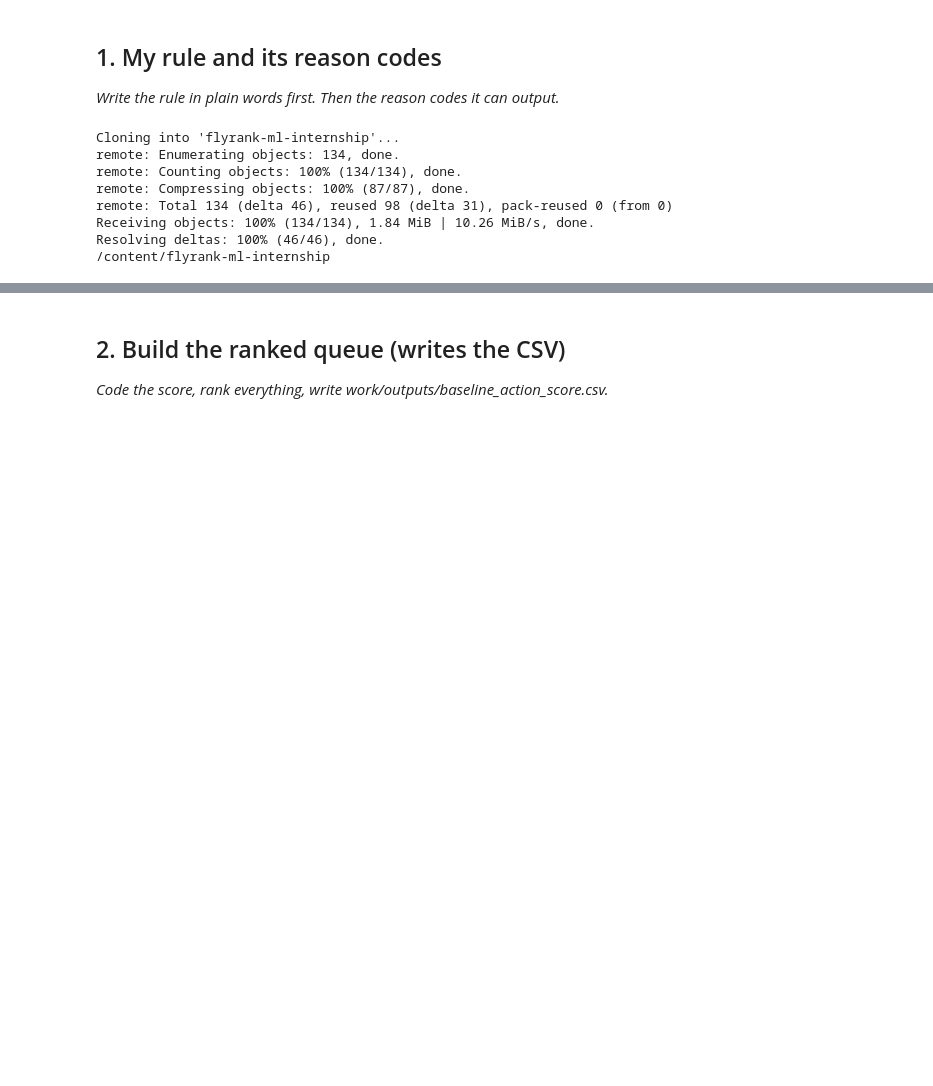
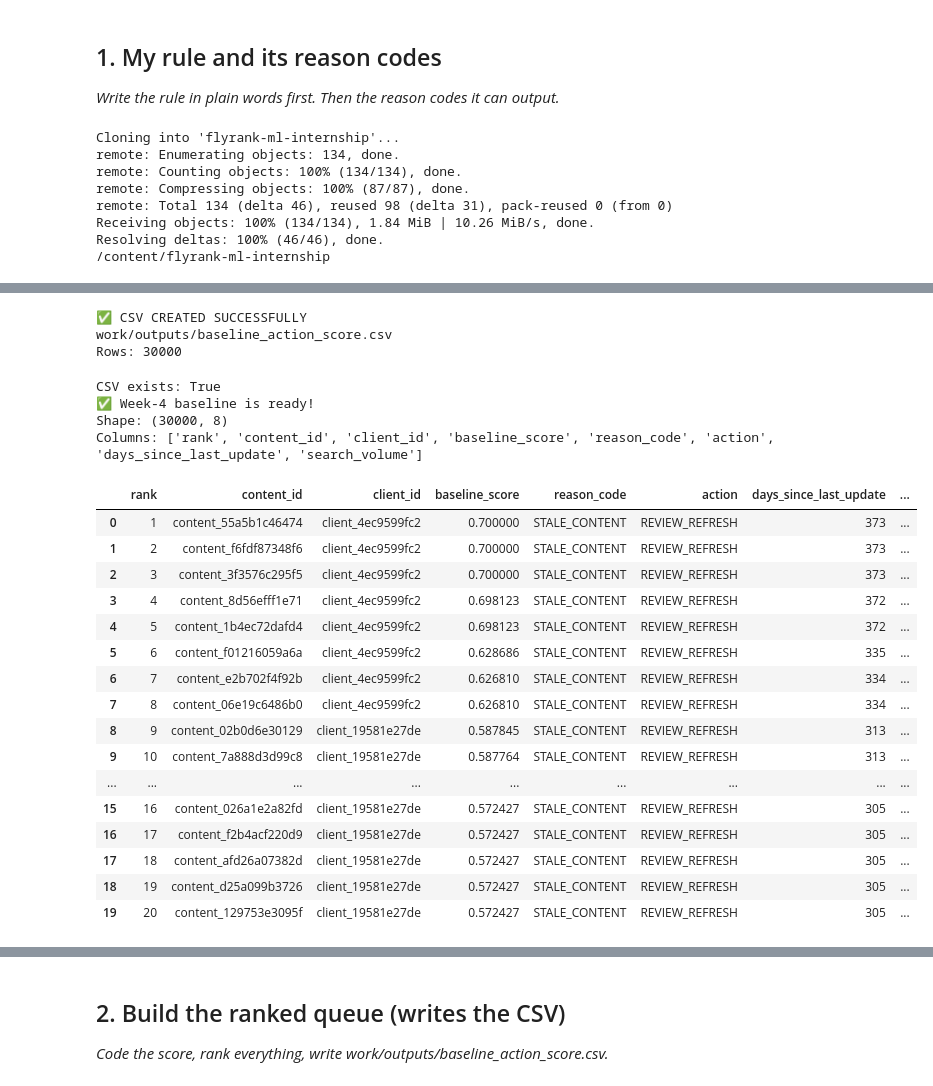
Before and after one commit to lucy96039/flyrank-ml-internship, a Jupyter notebook: work/notebooks/w04_baseline_score.ipynb, the cells around one changed output, grey strips where cells are left out. Drawn from its saved outputs; the diff is of its cells as text; code cells hidden in the pictures; blank space fills up the shorter version.

```diff
--- a/work/notebooks/w04_baseline_score.ipynb
+++ b/work/notebooks/w04_baseline_score.ipynb
@@ -24,0 +227,65 @@ Resolving deltas: 100% (46/46), done.
+# %%
+output_columns = [
+    "rank",
+    "content_id",
+    "client_id",
+    "baseline_score",
+    "reason_code",
+    "action",
+    "days_since_last_update",
+    "search_volume"
+]
+
+baseline_output = queue[output_columns].copy()
+
+output_path = "work/outputs/baseline_action_score.csv"
+
+baseline_output.to_csv(
+    output_path,
+    index=False
+)
+
+print("✅ CSV CREATED SUCCESSFULLY")
+print(output_path)
+print("Rows:", len(baseline_output))
+# %% [output]
+✅ CSV CREATED SUCCESSFULLY
+work/outputs/baseline_action_score.csv
+Rows: 30000
+# %%
+import os
+
+path = "work/outputs/baseline_action_score.csv"
+
+print("CSV exists:", os.path.exists(path))
+
+if os.path.exists(path):
+    baseline = pd.read_csv(path)
+
+    print("✅ Week-4 baseline is ready!")
+    print("Shape:", baseline.shape)
+    print("Columns:", baseline.columns.tolist())
+
+    display(baseline.head(20))
+# %% [output]
+CSV exists: True
+✅ Week-4 baseline is ready!
+Shape: (30000, 8)
+Columns: ['rank', 'content_id', 'client_id', 'baseline_score', 'reason_code', 'action', 'days_since_last_update', 'search_volume']
+|  | rank | content_id | client_id | baseline_score | reason_code | action | days_since_last_update | ... |
+| 0 | 1 | content_55a5b1c46474 | client_4ec9599fc2 | 0.700000 | STALE_CONTENT | REVIEW_REFRESH | 373 | ... |
+| 1 | 2 | content_f6fdf87348f6 | client_4ec9599fc2 | 0.700000 | STALE_CONTENT | REVIEW_REFRESH | 373 | ... |
+| 2 | 3 | content_3f3576c295f5 | client_4ec9599fc2 | 0.700000 | STALE_CONTENT | REVIEW_REFRESH | 373 | ... |
+| 3 | 4 | content_8d56efff1e71 | client_4ec9599fc2 | 0.698123 | STALE_CONTENT | REVIEW_REFRESH | 372 | ... |
+| 4 | 5 | content_1b4ec72dafd4 | client_4ec9599fc2 | 0.698123 | STALE_CONTENT | REVIEW_REFRESH | 372 | ... |
+| 5 | 6 | content_f01216059a6a | client_4ec9599fc2 | 0.628686 | STALE_CONTENT | REVIEW_REFRESH | 335 | ... |
+| 6 | 7 | content_e2b702f4f92b | client_4ec9599fc2 | 0.626810 | STALE_CONTENT | REVIEW_REFRESH | 334 | ... |
+| 7 | 8 | content_06e19c6486b0 | client_4ec9599fc2 | 0.626810 | STALE_CONTENT | REVIEW_REFRESH | 334 | ... |
+| 8 | 9 | content_02b0d6e30129 | client_19581e27de | 0.587845 | STALE_CONTENT | REVIEW_REFRESH | 313 | ... |
+| 9 | 10 | content_7a888d3d99c8 | client_19581e27de | 0.587764 | STALE_CONTENT | REVIEW_REFRESH | 313 | ... |
+| ... | ... | ... | ... | ... | ... | ... | ... | ... |
+| 15 | 16 | content_026a1e2a82fd | client_19581e27de | 0.572427 | STALE_CONTENT | REVIEW_REFRESH | 305 | ... |
+| 16 | 17 | content_f2b4acf220d9 | client_19581e27de | 0.572427 | STALE_CONTENT | REVIEW_REFRESH | 305 | ... |
+| 17 | 18 | content_afd26a07382d | client_19581e27de | 0.572427 | STALE_CONTENT | REVIEW_REFRESH | 305 | ... |
+| 18 | 19 | content_d25a099b3726 | client_19581e27de | 0.572427 | STALE_CONTENT | REVIEW_REFRESH | 305 | ... |
+| 19 | 20 | content_129753e3095f | client_19581e27de | 0.572427 | STALE_CONTENT | REVIEW_REFRESH | 305 | ... |
```
Also changed, not shown: parts of 26 cells of this notebook.
